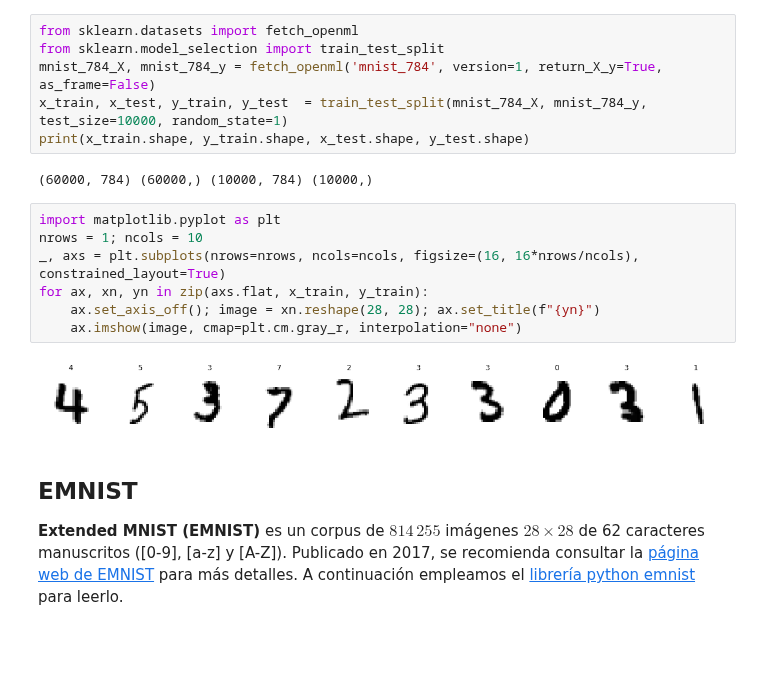
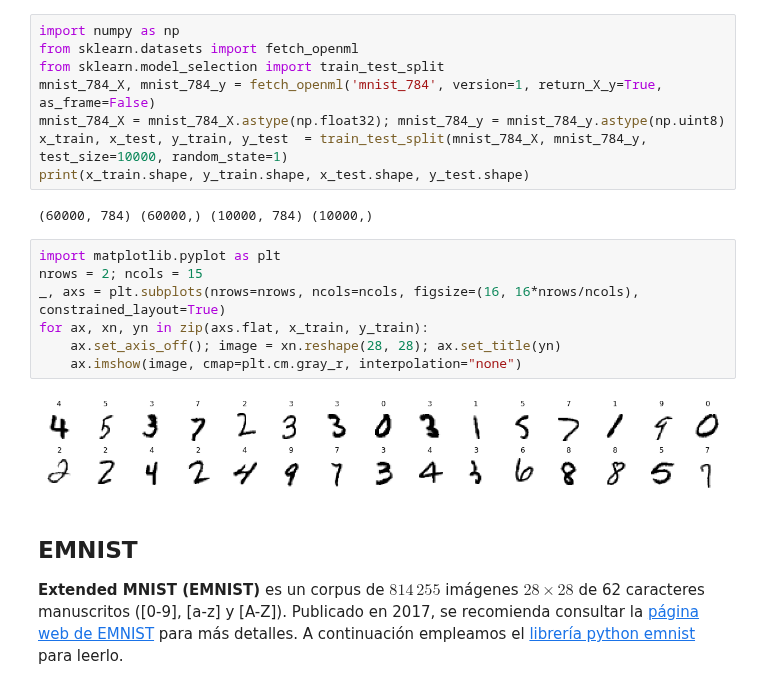
Before and after one commit to AlfonsJ/PML1, a Jupyter notebook: T01 Introducción/1.5 Datos/1.5.1 Algunos conjuntos de imágenes comunes.ipynb, the cells around one changed output. Saved outputs shown, nothing was run; the diff lists cells and outputs as text; blank space fills up the shorter version.

```diff
--- a/T01 Introducción/1.5 Datos/1.5.1 Algunos conjuntos de imágenes comunes.ipynb
+++ b/T01 Introducción/1.5 Datos/1.5.1 Algunos conjuntos de imágenes comunes.ipynb
@@ -5,22 +5,24 @@
 
 **MNIST** consta de 60K+10K imágenes $28\times 28$ ($D=784$) de los 10 dígitos manuscritos.
 # %%
+import numpy as np
 from sklearn.datasets import fetch_openml
 from sklearn.model_selection import train_test_split
 mnist_784_X, mnist_784_y = fetch_openml('mnist_784', version=1, return_X_y=True, as_frame=False)
+mnist_784_X = mnist_784_X.astype(np.float32); mnist_784_y = mnist_784_y.astype(np.uint8)
 x_train, x_test, y_train, y_test  = train_test_split(mnist_784_X, mnist_784_y, test_size=10000, random_state=1)
 print(x_train.shape, y_train.shape, x_test.shape, y_test.shape)
 # %% [output]
 (60000, 784) (60000,) (10000, 784) (10000,)
 # %%
 import matplotlib.pyplot as plt
-nrows = 1; ncols = 10
+nrows = 2; ncols = 15
 _, axs = plt.subplots(nrows=nrows, ncols=ncols, figsize=(16, 16*nrows/ncols), constrained_layout=True)
 for ax, xn, yn in zip(axs.flat, x_train, y_train):
-    ax.set_axis_off(); image = xn.reshape(28, 28); ax.set_title(f"{yn}")
+    ax.set_axis_off(); image = xn.reshape(28, 28); ax.set_title(yn)
     ax.imshow(image, cmap=plt.cm.gray_r, interpolation="none")
 # %% [output]
-[figure, old version]
+[figure, new version]
 # %% [markdown]
 ## EMNIST
 
```
Also changed, not shown: parts of 2 cells of this notebook.
